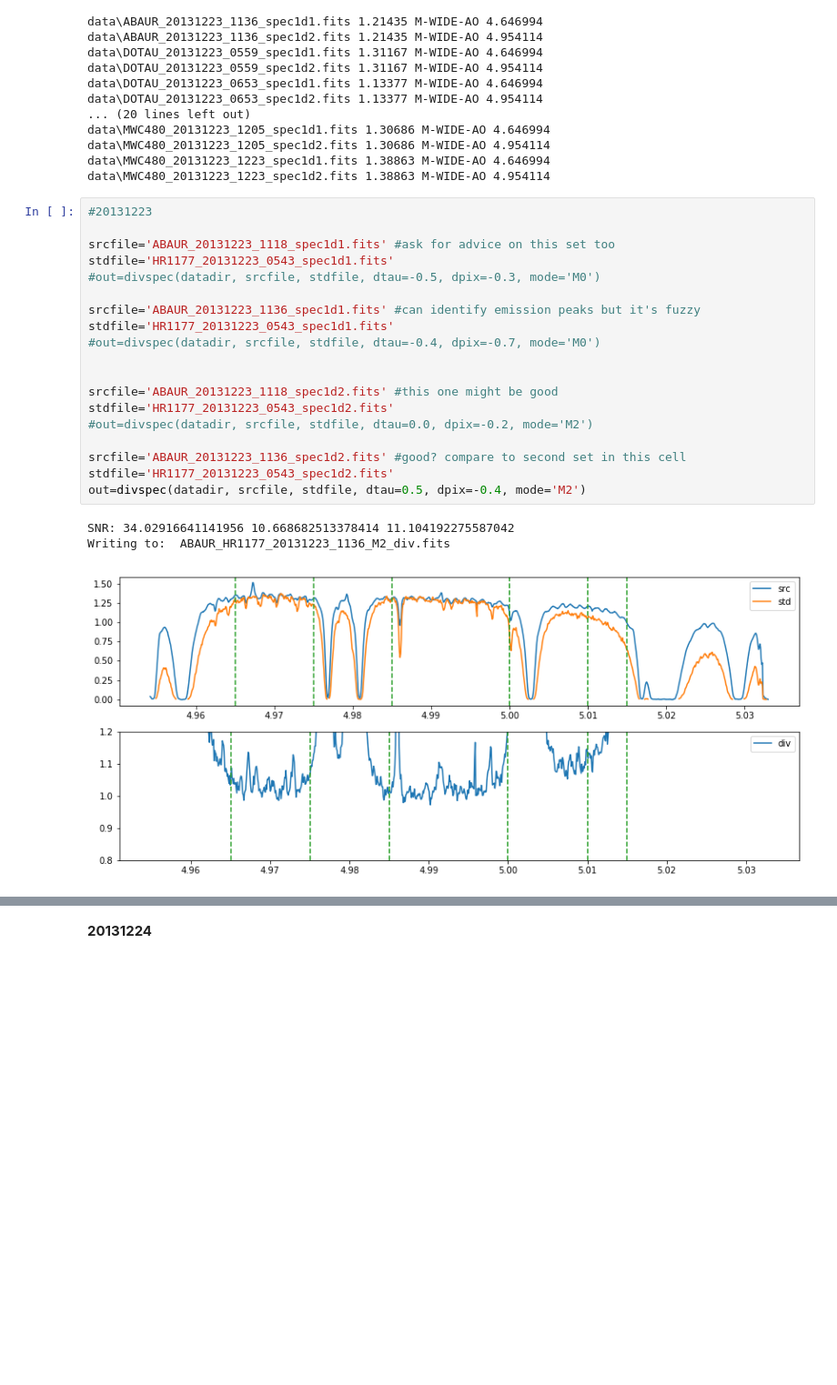
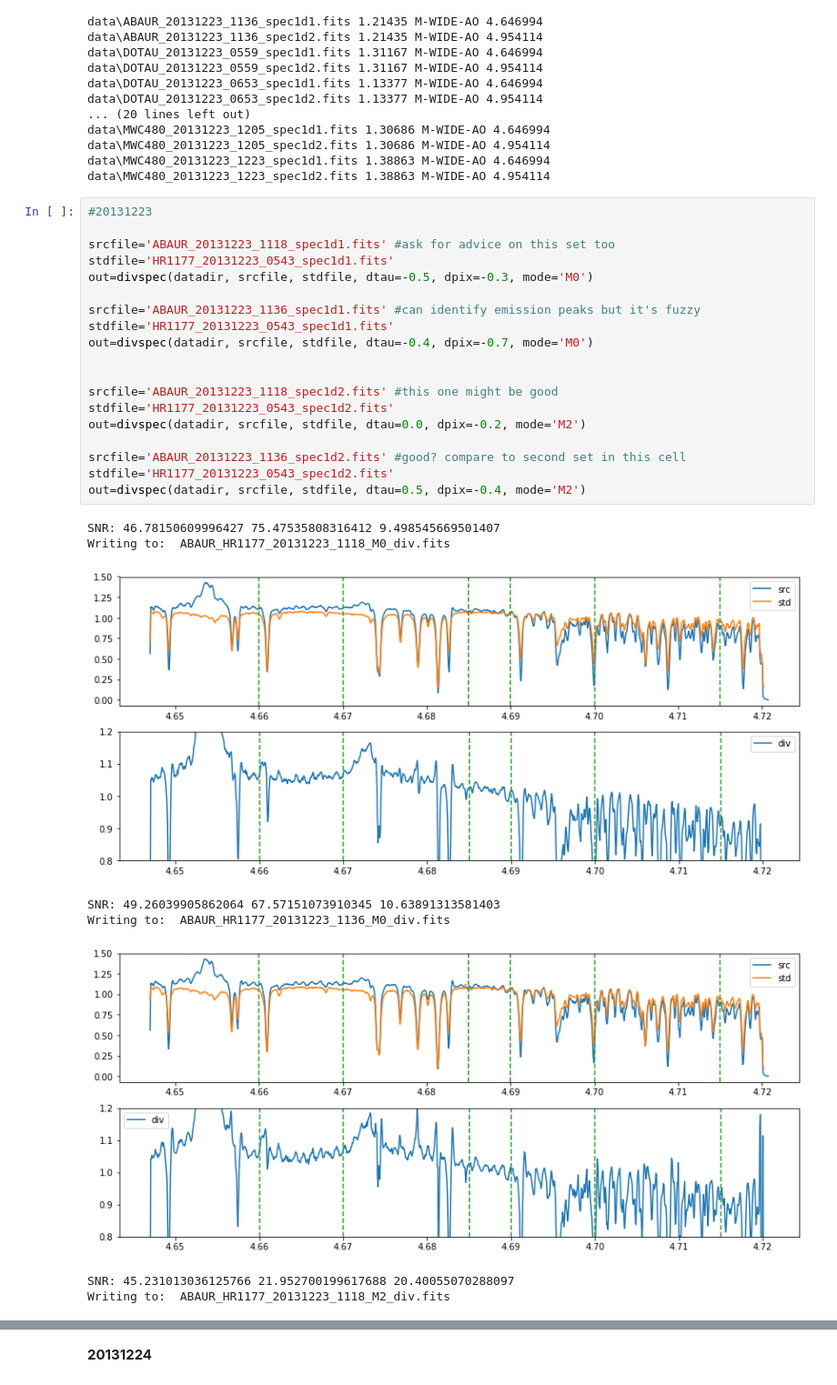
Before and after one commit to hanmars1822/summer_research, a Jupyter notebook: telluric_correction_abaur.ipynb, the cells around one changed output, grey strips where cells are left out. Shown at 91% size. Saved outputs shown, nothing was run; the diff lists cells and outputs as text; blank space fills up the shorter version.

```diff
--- a/telluric_correction_abaur.ipynb
+++ b/telluric_correction_abaur.ipynb
@@ -414,23 +461,28 @@ data\MWC480_20131223_1223_spec1d2.fits 1.38863 M-WIDE-AO 4.954114
 # %%
 #20131223
 
 srcfile='ABAUR_20131223_1118_spec1d1.fits' #ask for advice on this set too
 stdfile='HR1177_20131223_0543_spec1d1.fits'
-#out=divspec(datadir, srcfile, stdfile, dtau=-0.5, dpix=-0.3, mode='M0')
+out=divspec(datadir, srcfile, stdfile, dtau=-0.5, dpix=-0.3, mode='M0')
 
 srcfile='ABAUR_20131223_1136_spec1d1.fits' #can identify emission peaks but it's fuzzy
 stdfile='HR1177_20131223_0543_spec1d1.fits'
-#out=divspec(datadir, srcfile, stdfile, dtau=-0.4, dpix=-0.7, mode='M0')
+out=divspec(datadir, srcfile, stdfile, dtau=-0.4, dpix=-0.7, mode='M0')
 
 
 srcfile='ABAUR_20131223_1118_spec1d2.fits' #this one might be good
 stdfile='HR1177_20131223_0543_spec1d2.fits'
-#out=divspec(datadir, srcfile, stdfile, dtau=0.0, dpix=-0.2, mode='M2')
+out=divspec(datadir, srcfile, stdfile, dtau=0.0, dpix=-0.2, mode='M2')
 
 srcfile='ABAUR_20131223_1136_spec1d2.fits' #good? compare to second set in this cell
 stdfile='HR1177_20131223_0543_spec1d2.fits'
 out=divspec(datadir, srcfile, stdfile, dtau=0.5, dpix=-0.4, mode='M2')
 # %% [output]
-SNR: 34.02916641141956 10.668682513378414 11.104192275587042
-Writing to:  ABAUR_HR1177_20131223_1136_M2_div.fits
+SNR: 46.78150609996427 75.47535808316412 9.498545669501407
+Writing to:  ABAUR_HR1177_20131223_1118_M0_div.fits
-[figure, old version]
+[figure, new version]
+SNR: 49.26039905862064 67.57151073910345 10.63891313581403
+Writing to:  ABAUR_HR1177_20131223_1136_M0_div.fits
+[figure, added]
+SNR: 45.231013036125766 21.952700199617688 20.40055070288097
+Writing to:  ABAUR_HR1177_20131223_1118_M2_div.fits
```
Also changed, not shown: parts of 13 cells of this notebook, 2 other files.
